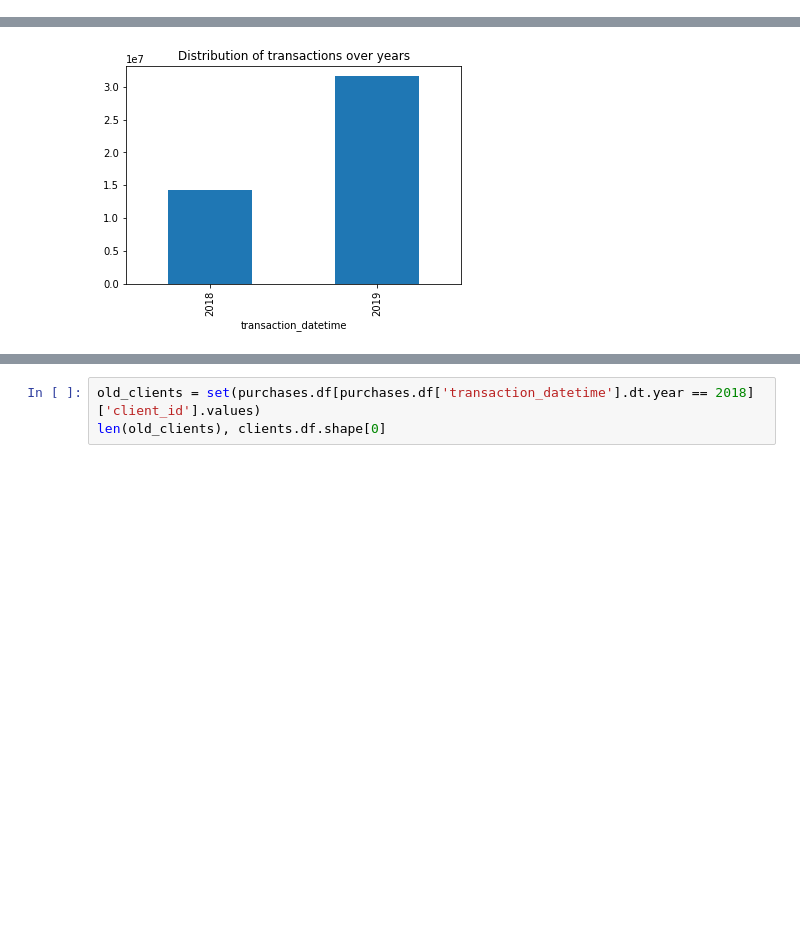
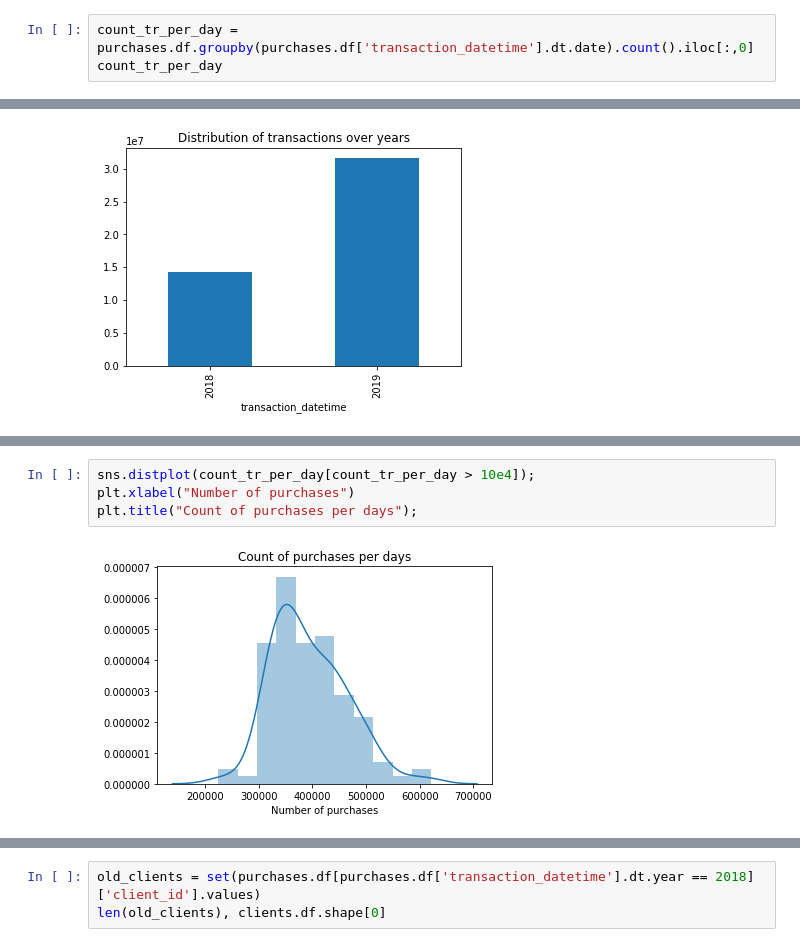
Before and after one commit to snv-ds/competitions, a Jupyter notebook: x5_retailhero/task1/EDA_files.ipynb, the cells around one changed output, grey strips where cells are left out. Cells and saved outputs as stored; diff of their text form; blank space fills up the shorter version.

```diff
--- a/x5_retailhero/task1/EDA_files.ipynb
+++ b/x5_retailhero/task1/EDA_files.ipynb
@@ -399,3 +416,6 @@ purchases.df.describe(include='all')
 | max | NaN | NaN | NaN | 2.399000e+03 | 3.000000e+02 | ... |
 # %% [markdown]
 ## Purchases analytics
+# %%
+count_tr_per_day = purchases.df.groupby(purchases.df['transaction_datetime'].dt.date).count().iloc[:,0]
+count_tr_per_day
@@ -424,3 +478,9 @@ fig.update_layout(
 fig.show()
 # %% [output]
 [interactive output not drawn]
+# %%
+sns.distplot(count_tr_per_day[count_tr_per_day > 10e4]);
+plt.xlabel("Number of purchases")
+plt.title("Count of purchases per days");
+# %% [output]
+[figure, added]
```
Also changed, not shown: parts of 52 cells of this notebook, 1 other file.
